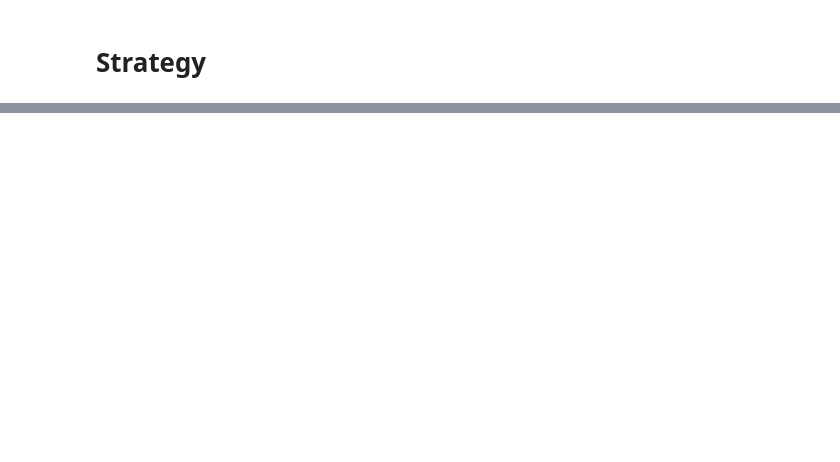
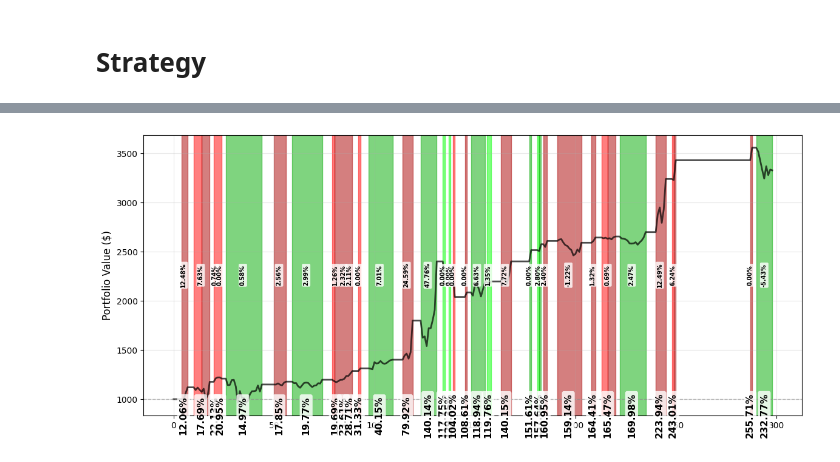
Before and after one commit to AminFiroozi/TA-HW4, a Jupyter notebook: HW4-401521471-AminFiroozi.ipynb, the cells around one changed output, grey strips where cells are left out. Saved outputs shown, nothing was run; the diff lists cells and outputs as text; code cells hidden in the pictures; blank space fills up the shorter version.

```diff
--- a/HW4-401521471-AminFiroozi.ipynb
+++ b/HW4-401521471-AminFiroozi.ipynb
@@ -517,7 +522,7 @@ for comb in top_5_combinations:
     spread_df['Close'] = sum(dfs[ticker]['Close'] * weights[i] for i, ticker in enumerate(group))
     spread_df['Open']  = sum(dfs[ticker]['Open'] * weights[i] for i, ticker in enumerate(group))
 
-    spread_df['Return'] = spread_df['Close'].pct_change() * 100
+    spread_df['Return'] = spread_df['Close'].pct_change(fill_method=None) * 100
 
     s_high, s_low = 0, 0
     for i, ticker in enumerate(group):
@@ -532,8 +537,9 @@ for comb in top_5_combinations:
     lb, ema, std = calculate_strategy_params(spread_df, hl)
 
     spread_df['std'] = std
-    # spread_df['std'] = spread_df['std'].fillna(0)
     spread_df['ema'] = ema
+    spread_df['Date'] = dfs[ticker]['Date']
+
 
     print(f"\nGroup: {'-'.join(group)}")
     print(f"Half-life: {hl:.2f} days")
@@ -759,0 +1043,11 @@ x['spread_df'].tail(50)
+# %%
+results = []
+starting_date = datetime(2025, 1, 1)
+current_budget = 1000
+while starting_date < datetime(2025, 11, 20):
+    res, new_start = test_strategy(current_budget, starting_date.strftime('%Y-%m-%d'))
+    starting_date = pd.to_datetime(new_start)
+    current_budget = res['spread_df']['portfolio'].iloc[-1]
+    res['sharpe'] = sharpe_ratio(res['spread_df']['strategy_return'])
+    res['max_drawdown'] = max_drawdown(res['spread_df']['portfolio'])
+    results.append(res)
@@ -759,0 +1070,3 @@ x['spread_df'].tail(50)
+# %%
+final_df = pd.concat([results[i]['spread_df'] for i in range(len(results))], ignore_index=True)
+final_df.head(10)
@@ -759,0 +1114,73 @@ x['spread_df'].tail(50)
+# %%
+df = final_df
+plt.figure(figsize=(14, 6))
+
+plt.plot(df.index, df['portfolio'], label='equity', linewidth=2, alpha=0.7, color='black')
+
+plt.axhline(y=initial_asset, color='gray', linestyle='--', linewidth=1, alpha=0.5, label='Initial Capital')
+plt.ylabel('Portfolio Value ($)', fontsize=12)
+plt.grid(True, alpha=0.3)
+
+ax = plt.gca() # Get current axes
+long1pos = (df['position'] == 1) | (df['position'].shift(1) == 1)
+long2pos = (df['position'] == 2) | (df['position'].shift(1) == 2)
+short1pos = (df['position'] == -1) | (df['position'].shift(1) == -1)
+short2pos = (df['position'] == -2) | (df['position'].shift(1) == -2)
+plt.fill_between(df.index, 0, 1, where=(long1pos), transform=ax.get_xaxis_transform(), alpha=0.5, color='#0F0')
+plt.fill_between(df.index, 0, 1, where=(short1pos), transform=ax.get_xaxis_transform(), alpha=0.5, color='#F00')
+plt.fill_between(df.index, 0, 1, where=(long2pos), transform=ax.get_xaxis_transform(), alpha=0.5, color='#0A0')
+plt.fill_between(df.index, 0, 1, where=(short2pos), transform=ax.get_xaxis_transform(), alpha=0.5, color='#A00')
+
+df['trade_id'] = (np.sign(df['position']) != np.sign(df['position'].shift())).cumsum()
+
+active_df = df[df['position'] != 0].copy()
+
+if not active_df.empty:
+    temp_df = active_df.reset_index()
+    idx_col = temp_df.columns[0]
+
+    # 3. Aggregate metadata
+    trades = temp_df.groupby('trade_id').agg(
+        pos_type=('position', 'first'),
+        start_idx=(idx_col, 'first'),
+        end_idx=(idx_col, 'last')
+    )
+
+    running_total_gain = 1
+
+    for t_id, trade in trades.iterrows():
+        # --- LAG FIX ---
+        start_val = df.loc[trade['start_idx'] + 1, 'portfolio']
+        try:
+            end_val = df.loc[trade['end_idx'] + 1, 'portfolio']
+        except:
+            end_val = df.loc[trade['end_idx'], 'portfolio']
+
+        actual_trade_return = (end_val / start_val - 1) * 100
+
+        # Calculate Running Total (Total Gain from $initial_asset start)
+        running_total_gain = (end_val / initial_asset - 1) * 100
+
+        # Calculate horizontal center for the label
+        mid_point = (trade['start_idx'] + trade['end_idx']) / 2
+
+        label1 = f"{actual_trade_return:.2f}%"
+        label2 = f"{running_total_gain:.2f}%"
+
+        # 4. Placement
+        ax.text(mid_point, 0.5, label1,
+                transform=ax.get_xaxis_transform(),
+                fontweight='bold',
+                ha='center', va='center',
+                fontsize=7, rotation=90,
+                bbox=dict(facecolor='white', alpha=0.8, edgecolor='none', boxstyle='round,pad=0.2'))
+
+        ax.text(mid_point, 0, label2,
+                transform=ax.get_xaxis_transform(),
+                fontweight='bold',
+                ha='center', va='center',
+                fontsize=11, rotation=90,
+                bbox=dict(facecolor='white', alpha=0.8, edgecolor='none', boxstyle='round,pad=0.2'))
+plt.show()
+# %% [output]
+[figure, added]
```
Also changed, not shown: parts of 32 cells of this notebook, 47 other files.
